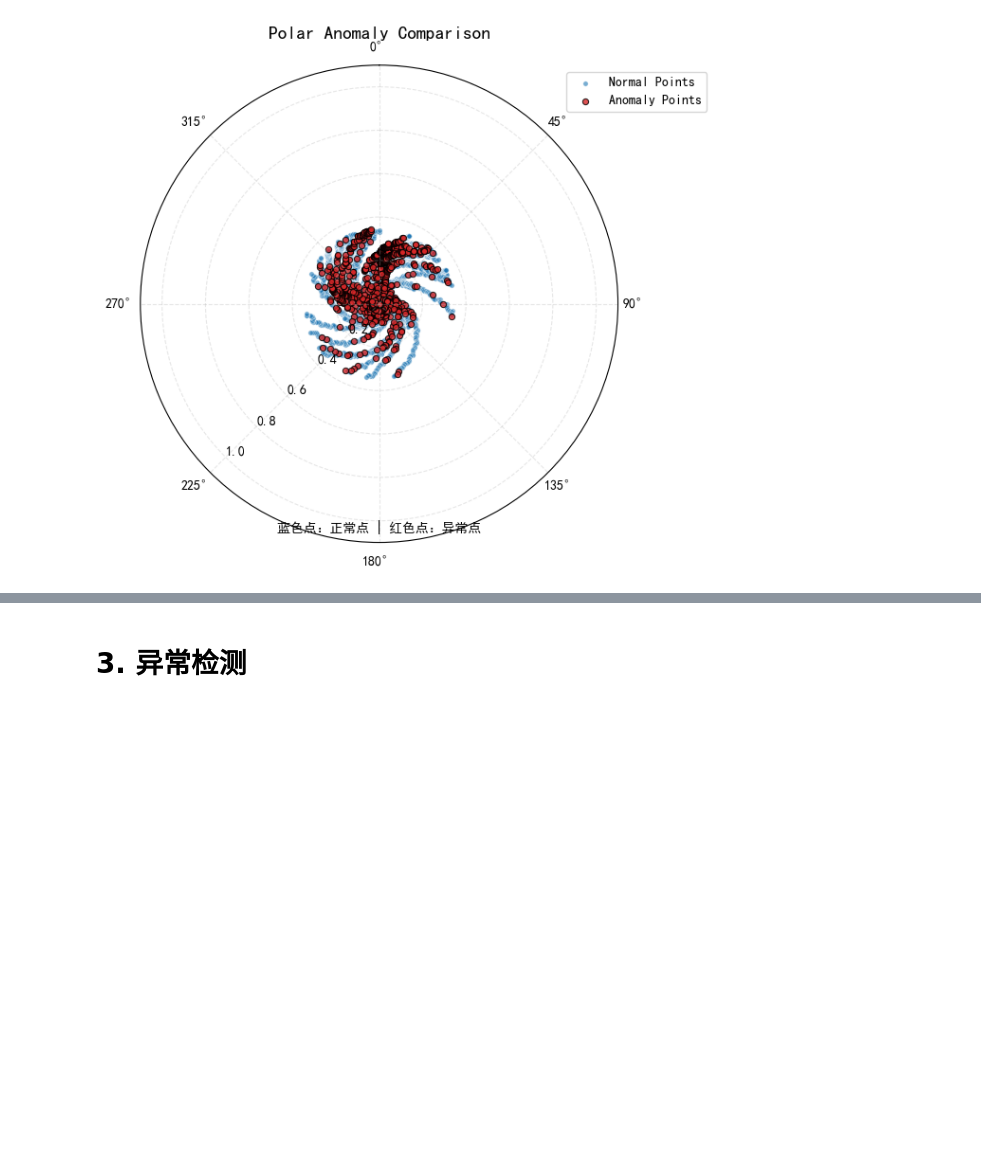
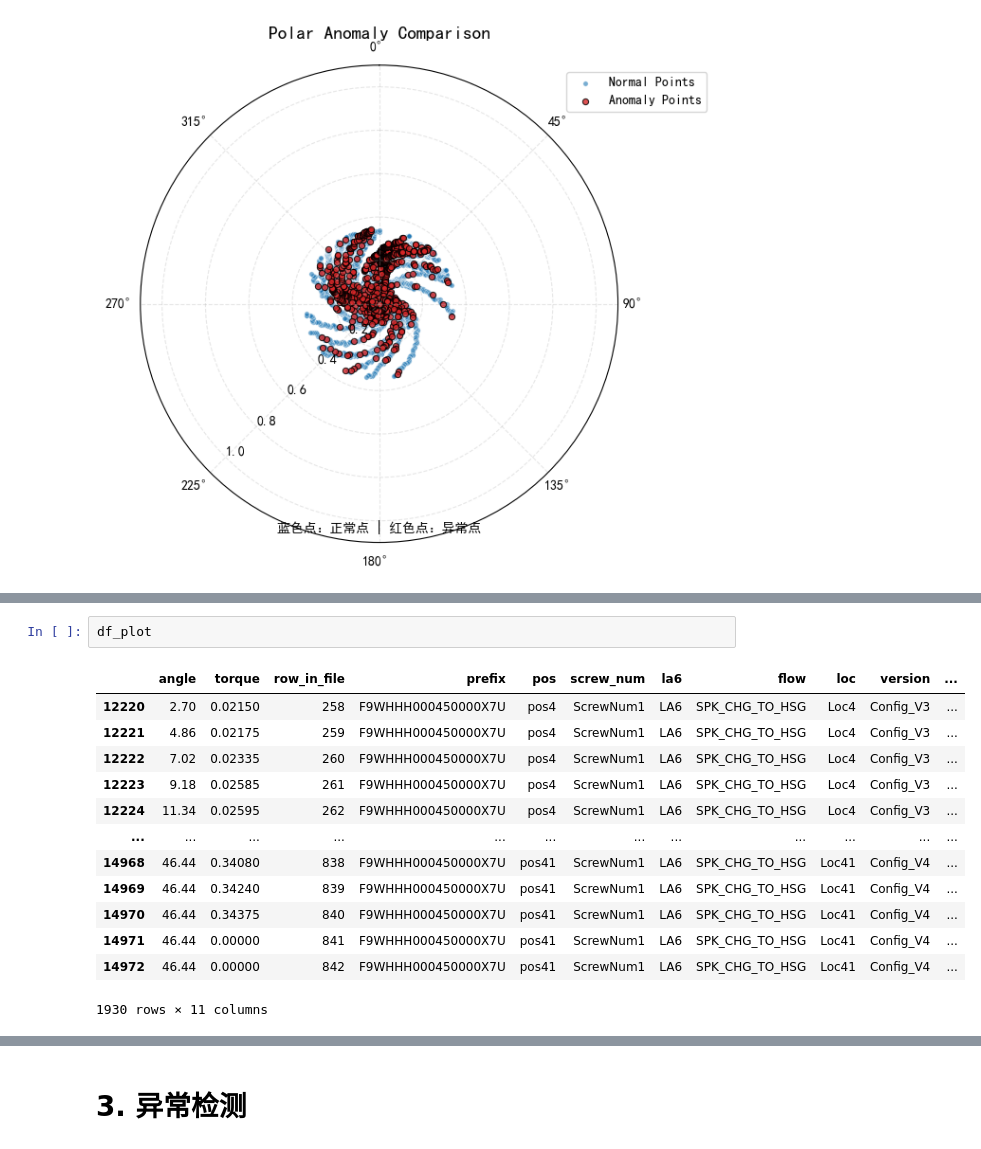
Before and after one commit to Xiaomut/apple, a Jupyter notebook: notebooks/screw.ipynb, the cells around one changed output, grey strips where cells are left out. Cells and saved outputs as stored; diff of their text form; blank space fills up the shorter version.

```diff
--- a/notebooks/screw.ipynb
+++ b/notebooks/screw.ipynb
@@ -509,0 +522,16 @@ plot_anomaly_comparison(data_points, is_anomaly)
+# %%
+df_plot
+# %% [output]
+|  | angle | torque | row_in_file | prefix | pos | screw_num | la6 | flow | loc | version | ... |
+| 12220 | 2.70 | 0.02150 | 258 | F9WHHH000450000X7U | pos4 | ScrewNum1 | LA6 | SPK_CHG_TO_HSG | Loc4 | Config_V3 | ... |
+| 12221 | 4.86 | 0.02175 | 259 | F9WHHH000450000X7U | pos4 | ScrewNum1 | LA6 | SPK_CHG_TO_HSG | Loc4 | Config_V3 | ... |
+| 12222 | 7.02 | 0.02335 | 260 | F9WHHH000450000X7U | pos4 | ScrewNum1 | LA6 | SPK_CHG_TO_HSG | Loc4 | Config_V3 | ... |
+| 12223 | 9.18 | 0.02585 | 261 | F9WHHH000450000X7U | pos4 | ScrewNum1 | LA6 | SPK_CHG_TO_HSG | Loc4 | Config_V3 | ... |
+| 12224 | 11.34 | 0.02595 | 262 | F9WHHH000450000X7U | pos4 | ScrewNum1 | LA6 | SPK_CHG_TO_HSG | Loc4 | Config_V3 | ... |
+| ... | ... | ... | ... | ... | ... | ... | ... | ... | ... | ... | ... |
+| 14968 | 46.44 | 0.34080 | 838 | F9WHHH000450000X7U | pos41 | ScrewNum1 | LA6 | SPK_CHG_TO_HSG | Loc41 | Config_V4 | ... |
+| 14969 | 46.44 | 0.34240 | 839 | F9WHHH000450000X7U | pos41 | ScrewNum1 | LA6 | SPK_CHG_TO_HSG | Loc41 | Config_V4 | ... |
+| 14970 | 46.44 | 0.34375 | 840 | F9WHHH000450000X7U | pos41 | ScrewNum1 | LA6 | SPK_CHG_TO_HSG | Loc41 | Config_V4 | ... |
+| 14971 | 46.44 | 0.00000 | 841 | F9WHHH000450000X7U | pos41 | ScrewNum1 | LA6 | SPK_CHG_TO_HSG | Loc41 | Config_V4 | ... |
+| 14972 | 46.44 | 0.00000 | 842 | F9WHHH000450000X7U | pos41 | ScrewNum1 | LA6 | SPK_CHG_TO_HSG | Loc41 | Config_V4 | ... |
+1930 rows × 11 columns
```
Also changed, not shown: parts of 17 cells of this notebook, 13 other files.
